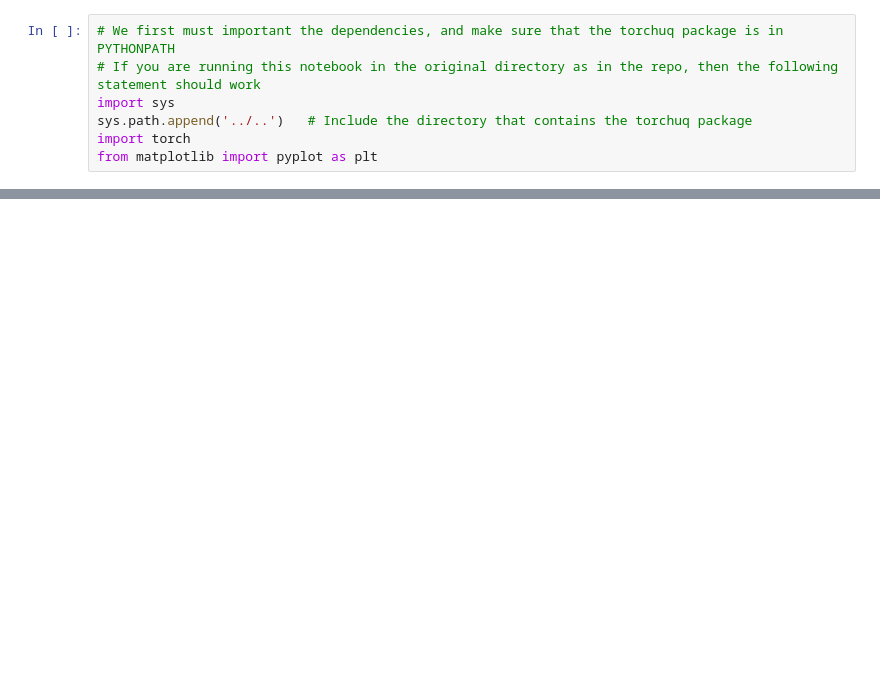
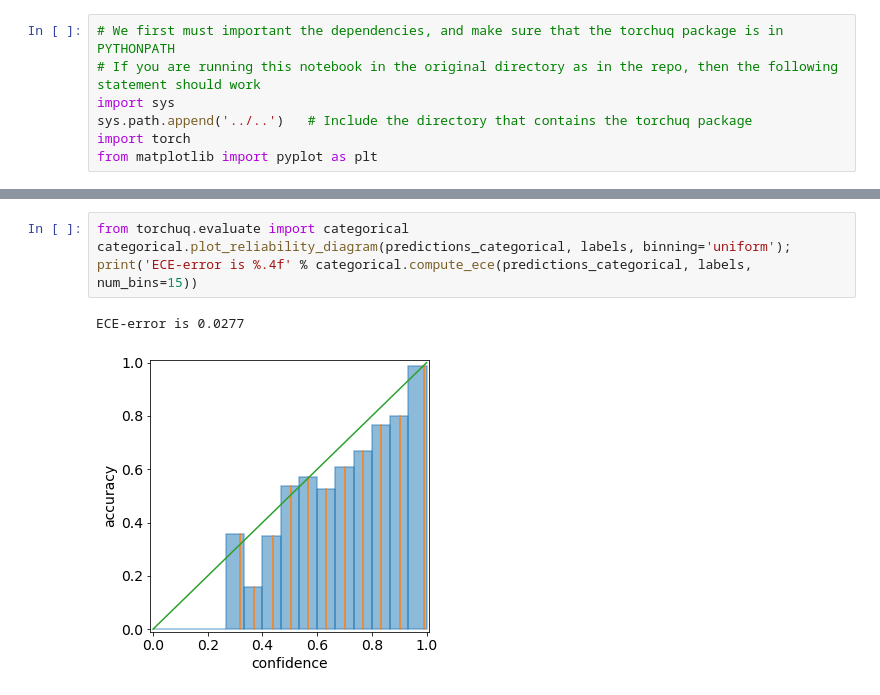
Before and after one commit to TorchUQ/torchuq, a Jupyter notebook: examples/tutorial/2_a_representation.ipynb, the cells around one changed output, grey strips where cells are left out. Drawn from its saved outputs; the diff is of its cells as text; blank space fills up the shorter version.

```diff
--- a/examples/tutorial/2_a_representation.ipynb
+++ b/examples/tutorial/2_a_representation.ipynb
@@ -83,0 +83,7 @@ In this setup, we consider the case where we make a prediction about some random
+# %%
+from torchuq.evaluate import categorical
+categorical.plot_reliability_diagram(predictions_categorical, labels, binning='uniform');
+print('ECE-error is %.4f' % categorical.compute_ece(predictions_categorical, labels, num_bins=15))
+# %% [output]
+ECE-error is 0.0277
+[figure, added]
```
Also changed, not shown: parts of 28 cells of this notebook.
